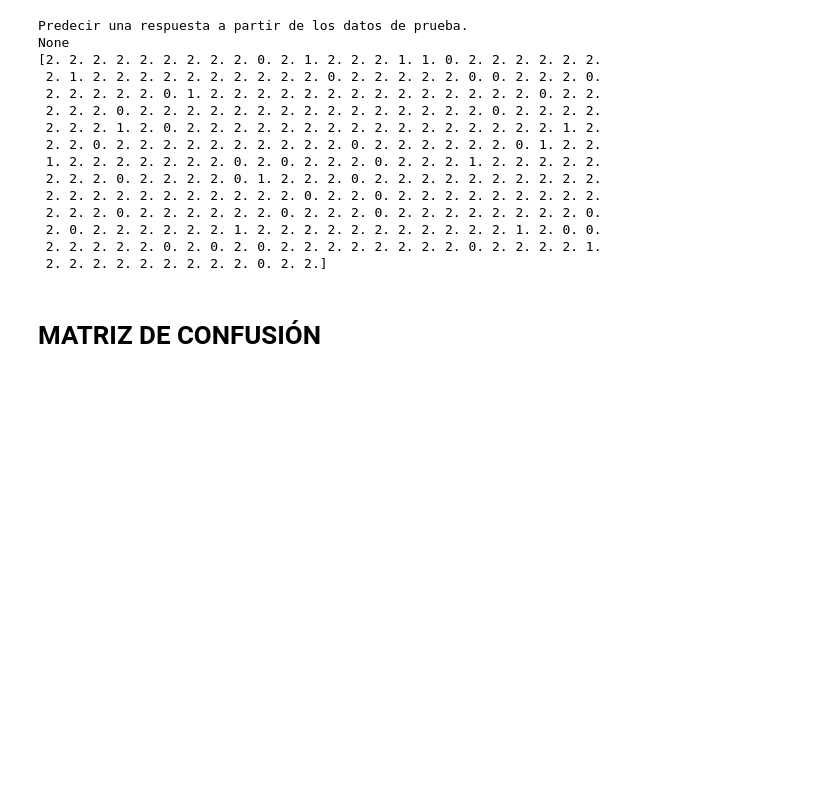
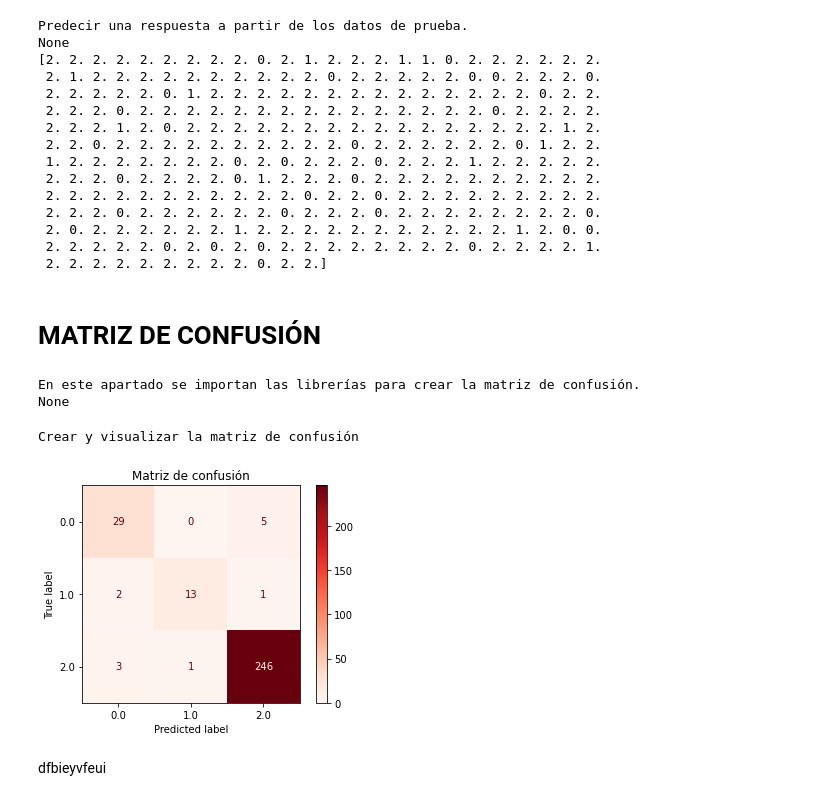
Before and after one commit to alex-htf/NRC_6292_VeronicaRodriguez_Lab1Unidad2, a Jupyter notebook: [NRC_6292]_VeronicaRodriguez_Lab1Unidad2.ipynb, the cells around one changed output. Drawn from its saved outputs; the diff is of its cells as text; code cells hidden in the pictures; blank space fills up the shorter version.

Commit message:
Matriz de Confusion

```diff
--- a/[NRC_6292]_VeronicaRodriguez_Lab1Unidad2.ipynb
+++ b/[NRC_6292]_VeronicaRodriguez_Lab1Unidad2.ipynb
@@ -207,9 +207,12 @@ None
 # MATRIZ DE CONFUSIÓN
 # %%
 def libMatriz():
-    '''En este apartado se '''
+    '''En este apartado se importan las librerías para crear la matriz de confusión.'''
 import matplotlib.pyplot as plt
 from sklearn.metrics import accuracy_score, precision_score, confusion_matrix, ConfusionMatrixDisplay
 from sklearn.metrics import plot_confusion_matrix
-print(libreriasMC.__doc__)
-print(libreriasMC())
+print(libMatriz.__doc__)
+print(libMatriz())
+# %% [output]
+En este apartado se importan las librerías para crear la matriz de confusión.
+None
@@ -221,7 +219,13 @@ confusion_matrix(y_test, y_pred)
 # %%
-def visualizar():
-    '''Visualización de la matriz de confusión'''
-print(visualizar.__doc__)
+def matrizConf():
+    '''Crear y visualizar la matriz de confusión'''
+print(matrizConf.__doc__)
+confusion_matrix(y_test, y_pred)
 plot_confusion_matrix(clf, X_test, y_test, cmap=plt.cm.Reds)
 plt.title("Matriz de confusión")
 plt.show()
+# %% [output]
+Crear y visualizar la matriz de confusión
+[figure, added]
+# %% [markdown]
+dfbieyvfeui
```
Also changed, not shown: parts of 1 cell of this notebook.
